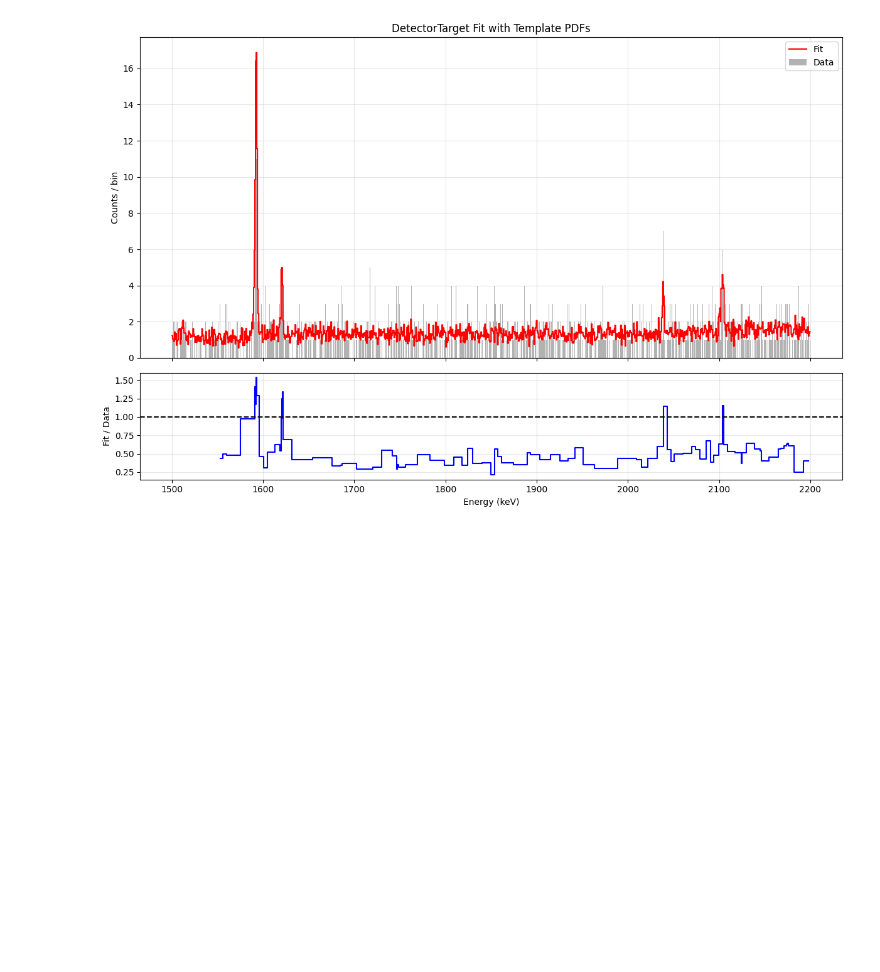
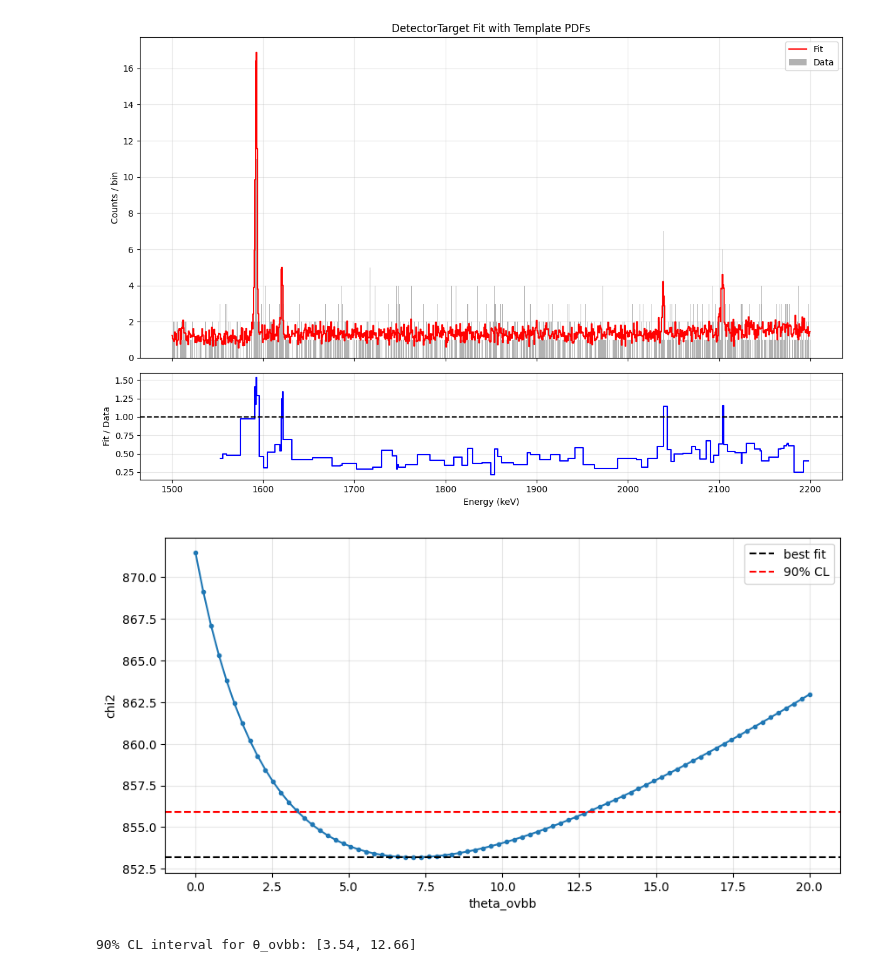
Before and after one commit to TangyKiwi/DSC-291-Final-Project, a Jupyter notebook: scripts/fit.ipynb, the cells around one changed output. Drawn from its saved outputs; the diff is of its cells as text; code cells hidden in the pictures; blank space fills up the shorter version.

Commit message:
confidence interval and sensitivity

```diff
--- a/scripts/fit.ipynb
+++ b/scripts/fit.ipynb
@@ -86,0 +155,7 @@ theta_ovbb = 7.07 ± 2.80
+# %%
+ci_low, ci_high, scan_x, scan_chi2 = profile_ci_ovbb(
+    counts_Target, pdf_A, pdf_B, pdf_C, pdf_ovbb, theta_fit
+)
+# %% [output]
+[figure, added]
+90% CL interval for θ_ovbb: [3.54, 12.66]
```
Also changed, not shown: parts of 4 cells of this notebook.
